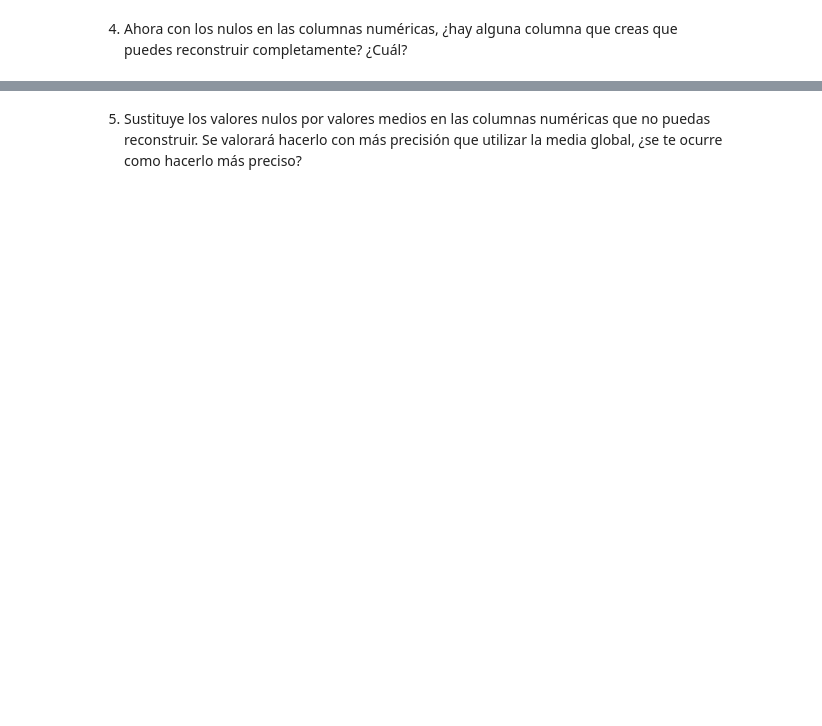
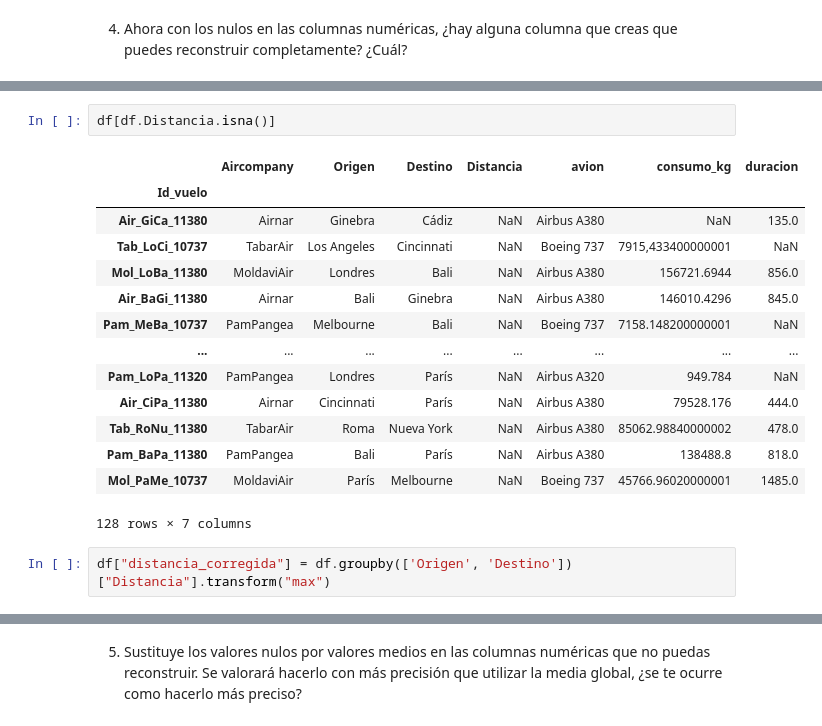
Before and after one commit to HolaSoyIsaac/DS-Online-Isaac-Fr-as, a Jupyter notebook: 02_Herramientas_Avanzadas/Sprint_04/Unidad_02_Pandas_II/03_Practica_Obligatoria/18_Practica_Obligatoria_Pandas_II.ipynb, the cells around one changed output, grey strips where cells are left out. Cells and saved outputs as stored; diff of their text form; blank space fills up the shorter version.

```diff
--- a/02_Herramientas_Avanzadas/Sprint_04/Unidad_02_Pandas_II/03_Practica_Obligatoria/18_Practica_Obligatoria_Pandas_II.ipynb
+++ b/02_Herramientas_Avanzadas/Sprint_04/Unidad_02_Pandas_II/03_Practica_Obligatoria/18_Practica_Obligatoria_Pandas_II.ipynb
@@ -148,0 +206,19 @@ df_viajes_aereos['consumo_kg'] = df_viajes_aereos.apply(reconstruir_consumo, axi
+# %%
+df[df.Distancia.isna()]
+# %% [output]
+|  | Aircompany | Origen | Destino | Distancia | avion | consumo_kg | duracion |
+| Id_vuelo |  |  |  |  |  |  |  |
+| Air_GiCa_11380 | Airnar | Ginebra | Cádiz | NaN | Airbus A380 | NaN | 135.0 |
+| Tab_LoCi_10737 | TabarAir | Los Angeles | Cincinnati | NaN | Boeing 737 | 7915,433400000001 | NaN |
+| Mol_LoBa_11380 | MoldaviAir | Londres | Bali | NaN | Airbus A380 | 156721.6944 | 856.0 |
+| Air_BaGi_11380 | Airnar | Bali | Ginebra | NaN | Airbus A380 | 146010.4296 | 845.0 |
+| Pam_MeBa_10737 | PamPangea | Melbourne | Bali | NaN | Boeing 737 | 7158.148200000001 | NaN |
+| ... | ... | ... | ... | ... | ... | ... | ... |
+| Pam_LoPa_11320 | PamPangea | Londres | París | NaN | Airbus A320 | 949.784 | NaN |
+| Air_CiPa_11380 | Airnar | Cincinnati | París | NaN | Airbus A380 | 79528.176 | 444.0 |
+| Tab_RoNu_11380 | TabarAir | Roma | Nueva York | NaN | Airbus A380 | 85062.98840000002 | 478.0 |
+| Pam_BaPa_11380 | PamPangea | Bali | París | NaN | Airbus A380 | 138488.8 | 818.0 |
+| Mol_PaMe_10737 | MoldaviAir | París | Melbourne | NaN | Boeing 737 | 45766.96020000001 | 1485.0 |
+128 rows × 7 columns
+# %%
+df["distancia_corregida"] = df.groupby(['Origen', 'Destino'])["Distancia"].transform("max")
```
Also changed, not shown: parts of 31 cells of this notebook.
